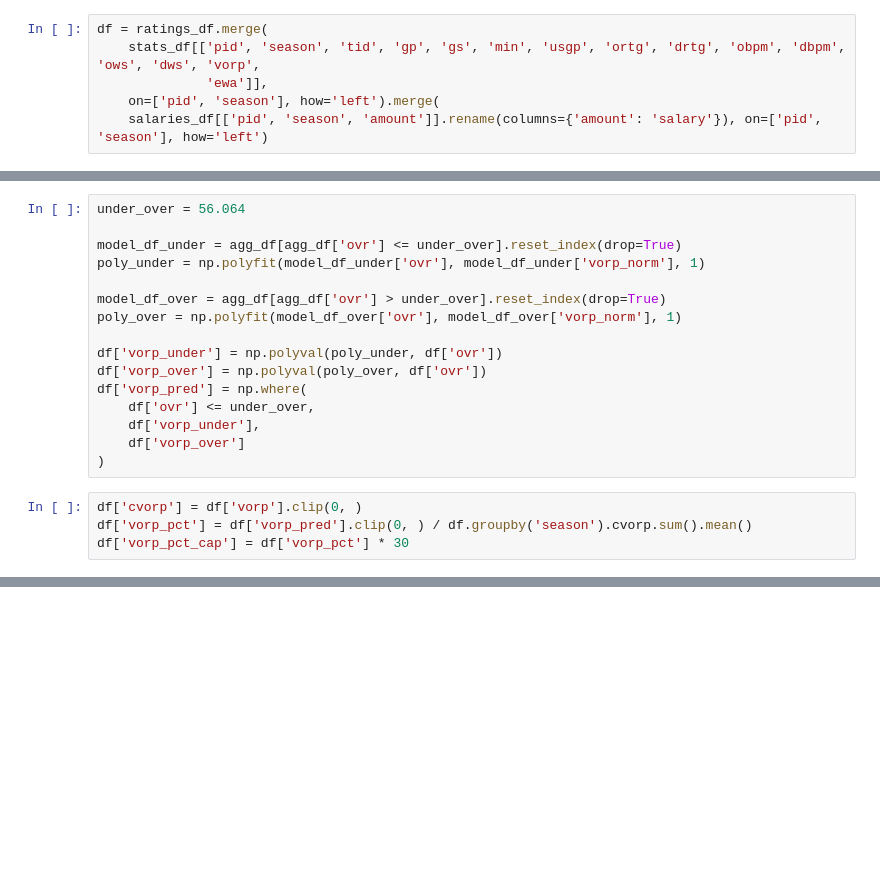
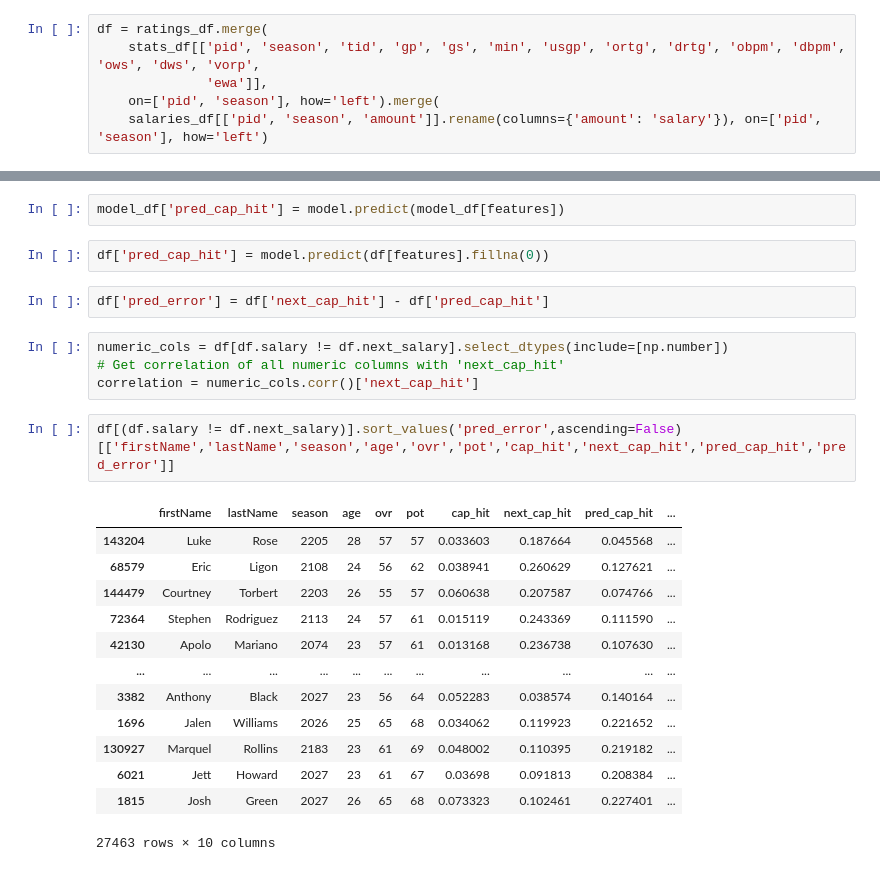
Before and after one commit to jrnastase410/streamlit-bbgm-basketball, a Jupyter notebook: notebooks/model_builds.ipynb, the cells around one changed output, grey strips where cells are left out. Cells and saved outputs as stored; diff of their text form; blank space fills up the shorter version.

```diff
--- a/notebooks/model_builds.ipynb
+++ b/notebooks/model_builds.ipynb
@@ -156,20 +148,0 @@ agg_df['vorp_norm'] = agg_df['vorp_norm_wt'] / agg_df['min']
-# %%
-under_over = 56.064
-
-model_df_under = agg_df[agg_df['ovr'] <= under_over].reset_index(drop=True)
-poly_under = np.polyfit(model_df_under['ovr'], model_df_under['vorp_norm'], 1)
-
-model_df_over = agg_df[agg_df['ovr'] > under_over].reset_index(drop=True)
-poly_over = np.polyfit(model_df_over['ovr'], model_df_over['vorp_norm'], 1)
-
-df['vorp_under'] = np.polyval(poly_under, df['ovr'])
-df['vorp_over'] = np.polyval(poly_over, df['ovr'])
-df['vorp_pred'] = np.where(
-    df['ovr'] <= under_over,
-    df['vorp_under'],
-    df['vorp_over']
-)
-# %%
-df['cvorp'] = df['vorp'].clip(0, )
-df['vorp_pct'] = df['vorp_pred'].clip(0, ) / df.groupby('season').cvorp.sum().mean()
-df['vorp_pct_cap'] = df['vorp_pct'] * 30
@@ -175,0 +194,26 @@ df['vorp_pct_cap'] = df['vorp_pct'] * 30
+# %%
+model_df['pred_cap_hit'] = model.predict(model_df[features])
+# %%
+df['pred_cap_hit'] = model.predict(df[features].fillna(0))
+# %%
+df['pred_error'] = df['next_cap_hit'] - df['pred_cap_hit']
+# %%
+numeric_cols = df[df.salary != df.next_salary].select_dtypes(include=[np.number])
+# Get correlation of all numeric columns with 'next_cap_hit'
+correlation = numeric_cols.corr()['next_cap_hit']
+# %%
+df[(df.salary != df.next_salary)].sort_values('pred_error',ascending=False)[['firstName','lastName','season','age','ovr','pot','cap_hit','next_cap_hit','pred_cap_hit','pred_error']]
+# %% [output]
+|  | firstName | lastName | season | age | ovr | pot | cap_hit | next_cap_hit | pred_cap_hit | ... |
+| 143204 | Luke | Rose | 2205 | 28 | 57 | 57 | 0.033603 | 0.187664 | 0.045568 | ... |
+| 68579 | Eric | Ligon | 2108 | 24 | 56 | 62 | 0.038941 | 0.260629 | 0.127621 | ... |
+| 144479 | Courtney | Torbert | 2203 | 26 | 55 | 57 | 0.060638 | 0.207587 | 0.074766 | ... |
+| 72364 | Stephen | Rodriguez | 2113 | 24 | 57 | 61 | 0.015119 | 0.243369 | 0.111590 | ... |
+| 42130 | Apolo | Mariano | 2074 | 23 | 57 | 61 | 0.013168 | 0.236738 | 0.107630 | ... |
+| ... | ... | ... | ... | ... | ... | ... | ... | ... | ... | ... |
+| 3382 | Anthony | Black | 2027 | 23 | 56 | 64 | 0.052283 | 0.038574 | 0.140164 | ... |
+| 1696 | Jalen | Williams | 2026 | 25 | 65 | 68 | 0.034062 | 0.119923 | 0.221652 | ... |
+| 130927 | Marquel | Rollins | 2183 | 23 | 61 | 69 | 0.048002 | 0.110395 | 0.219182 | ... |
+| 6021 | Jett | Howard | 2027 | 23 | 61 | 67 | 0.03698 | 0.091813 | 0.208384 | ... |
+| 1815 | Josh | Green | 2027 | 26 | 65 | 68 | 0.073323 | 0.102461 | 0.227401 | ... |
+27463 rows × 10 columns
```
Also changed, not shown: parts of 22 cells of this notebook, 9 other files.
